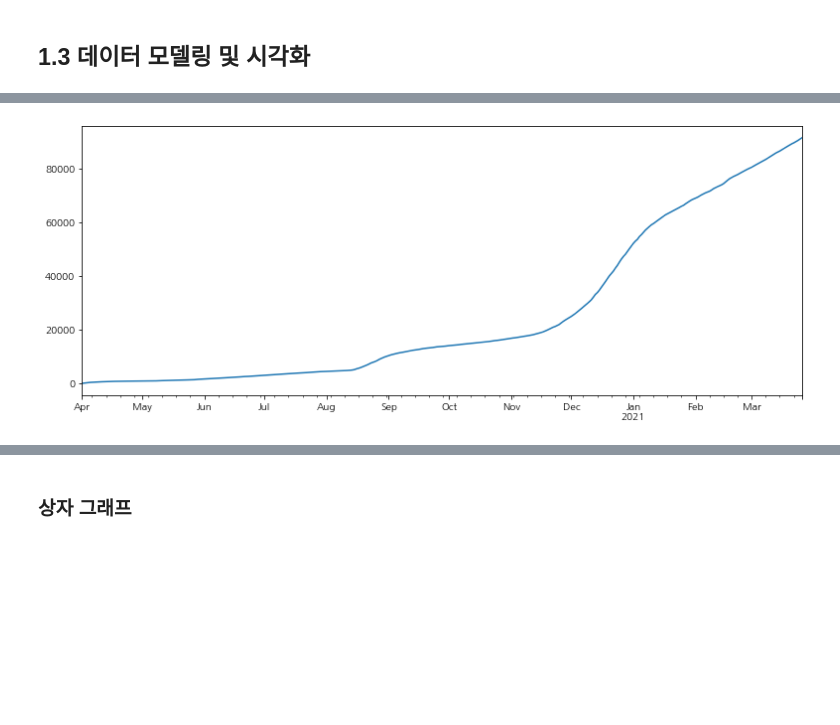
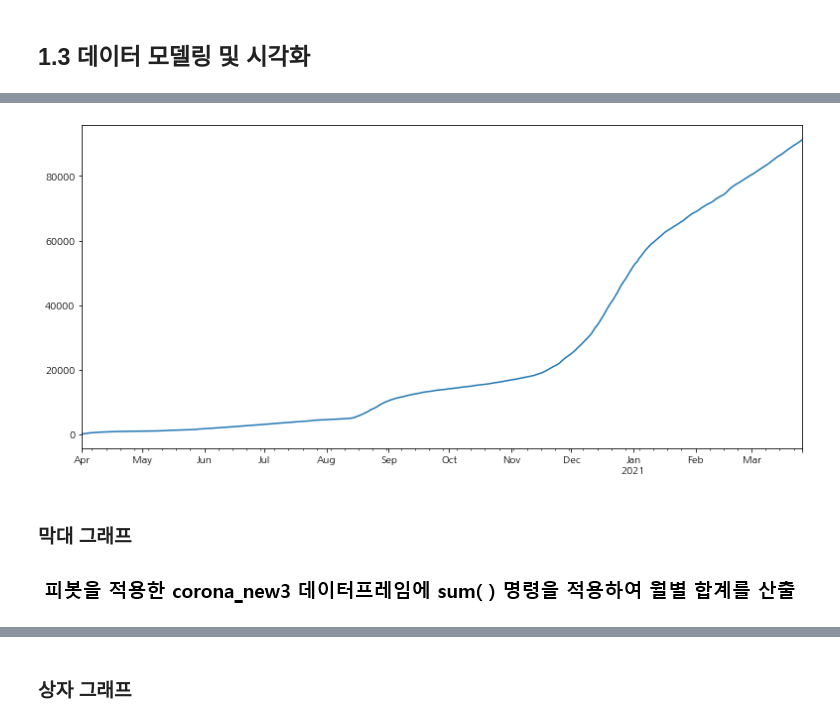
Before and after one commit to sagelab4data/first_da_2021_1, a Jupyter notebook: Day03_data_visualization.ipynb, the cells around one changed output, grey strips where cells are left out. Saved outputs shown, nothing was run; the diff lists cells and outputs as text; code cells hidden in the pictures; blank space fills up the shorter version.

```diff
--- a/Day03_data_visualization.ipynb
+++ b/Day03_data_visualization.ipynb
@@ -562,6 +640,10 @@ Name: 신규, Length: 360, dtype: float64
 # %%
 # 누적 합산한 데이터를 그래프로 작성한다.
 
-corona_new.cumsum().plot(figsize=(13, 5));
+corona_new.cumsum().plot(figsize=(13, 6));
 # %% [output]
-[figure, old version]
+[figure, new version]
+# %% [markdown]
+### 막대 그래프
+# %% [markdown]
+![image.png](embedded-picture-1)
```
Also changed, not shown: parts of 103 cells of this notebook.
